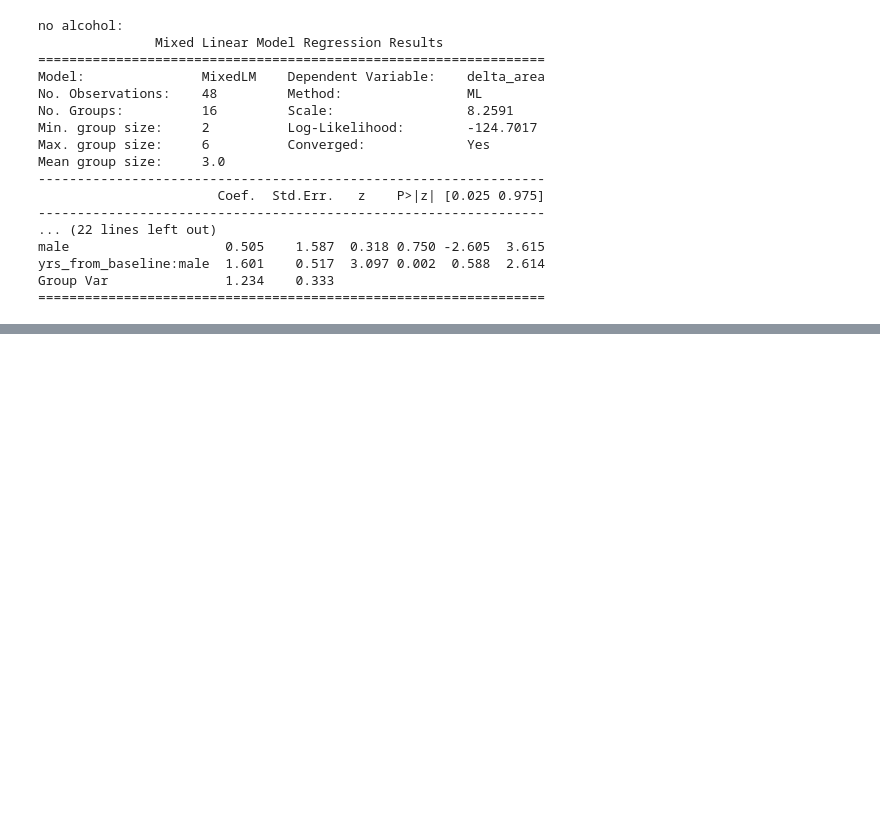
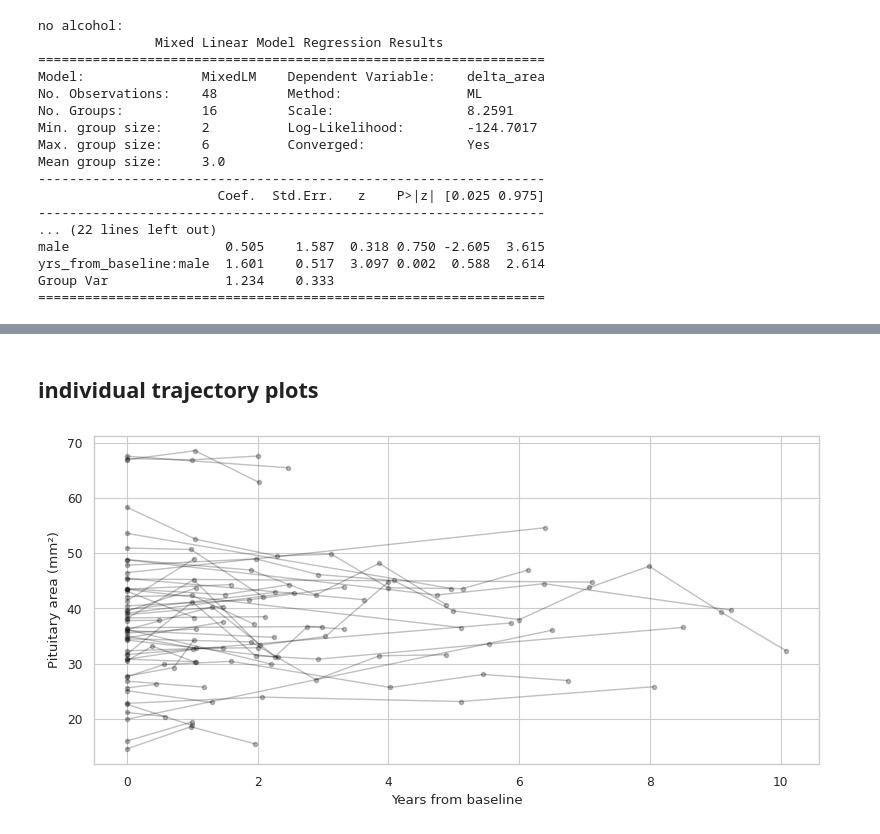
Before and after one commit to HonSou0095/pit2, a Jupyter notebook: pit.ipynb, the cells around one changed output, grey strips where cells are left out. Cells and saved outputs as stored; diff of their text form; code cells hidden in the pictures; blank space fills up the shorter version.

```diff
--- a/pit.ipynb
+++ b/pit.ipynb
@@ -659,3 +859,36 @@ plt.show()"""
+# %% [markdown]
+## individual trajectory plots
+# %%
+plt.figure(figsize=(8, 4))
+
+for subject_id, df_sub in combined.groupby('"010"'):
+    df_sub = df_sub.sort_values("yrs_from_baseline")
+    plt.plot(
+        df_sub["yrs_from_baseline"],
+        df_sub["pituitary area (mm2)"],
+        color="black",
+        alpha=0.25,
+        linewidth=1,
+        marker='o',      # add dots
+        markersize=3
+    )
+
+"""# Optional overall trend
+sns.regplot(
+    x="yrs_from_baseline",
+    y="pituitary area (mm2)",
+    data=combined,
+    scatter=False,
+    ci=95,
+    line_kws={"linewidth": 3}
+)"""
+
+plt.xlabel("Years from baseline")
+plt.ylabel("Pituitary area (mm²)")
+plt.tight_layout()
+plt.show()
+# %% [output]
+[figure, added]
 # %%
 model_intercept = smf.mixedlm(
     "delta_area ~ male * yrs_from_baseline + alcohol2",
```
Also changed, not shown: parts of 15 cells of this notebook.
